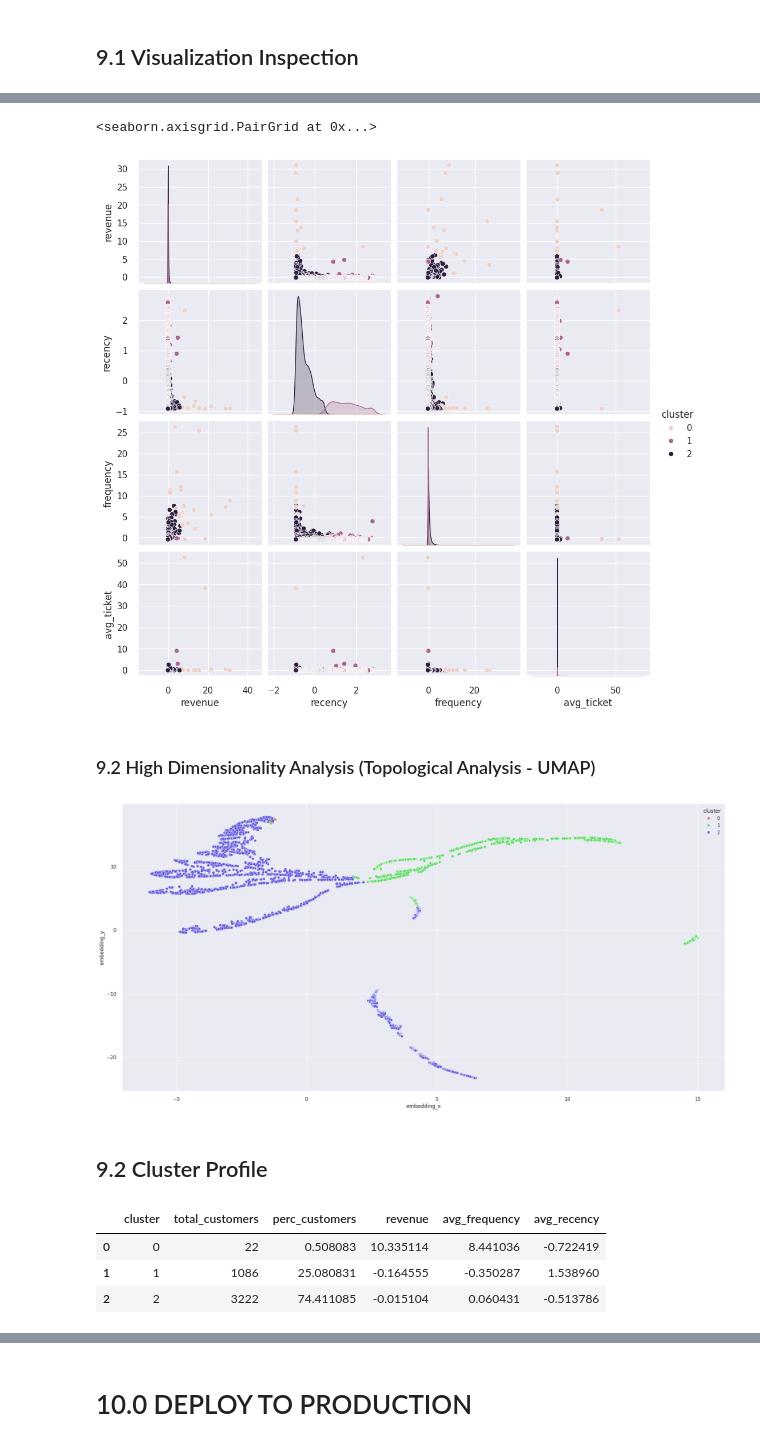
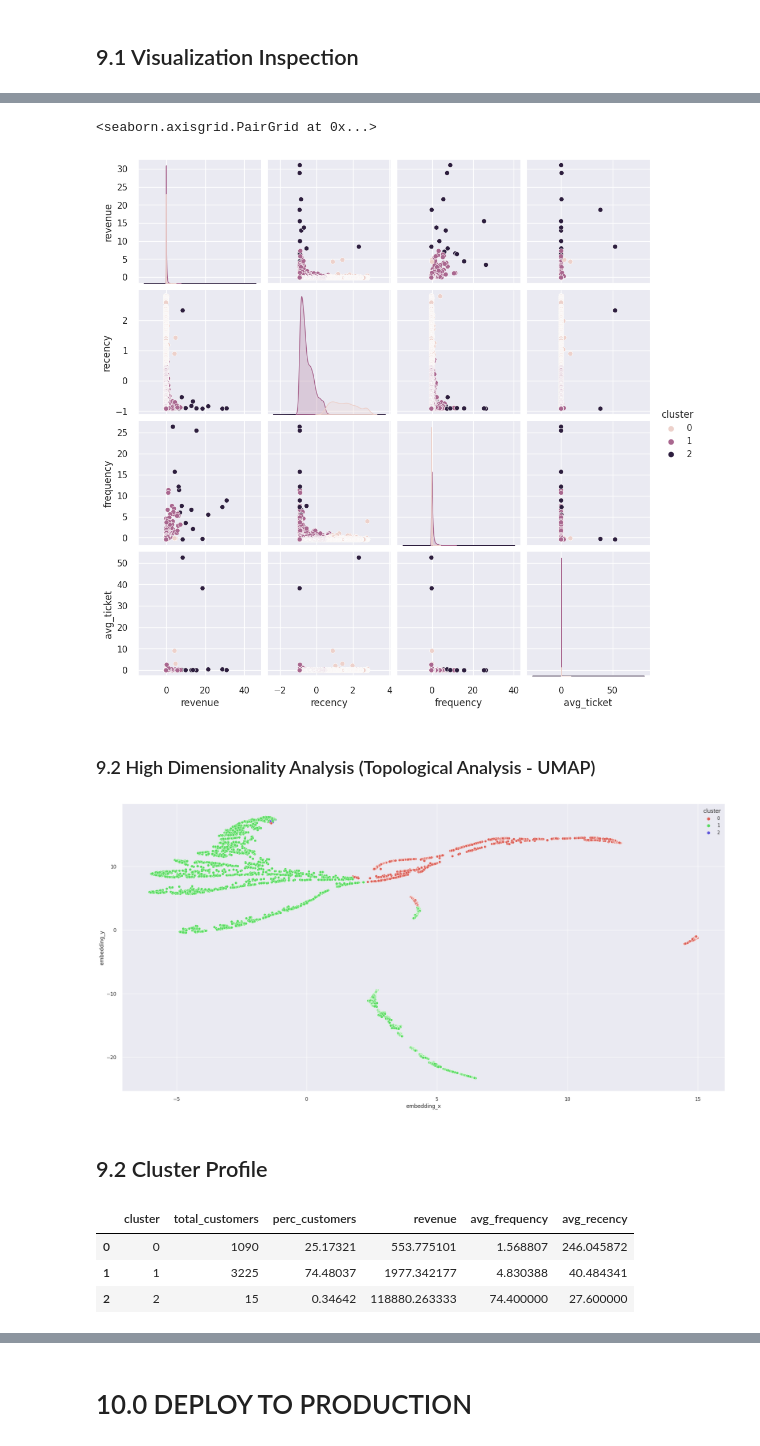
Before and after one commit to AndreMenezesDS/PA005_clustering_fidelity_program, a Jupyter notebook: notebooks/pa005_02.ipynb, the cells around one changed output, grey strips where cells are left out. Cells and saved outputs as stored; diff of their text form; code cells hidden in the pictures.

```diff
--- a/notebooks/pa005_02.ipynb
+++ b/notebooks/pa005_02.ipynb
@@ -187,7 +173,7 @@ Populating the interactive namespace from numpy and matplotlib
 # %% [markdown]
 ## 0.3 Database load
 # %%
-df_raw = pd.read_csv('datasets/ecommerce.csv', encoding='unicode_escape')
+df_raw = pd.read_csv('../datasets/ecommerce.csv', encoding='unicode_escape')
 df_raw.head()
 # %% [output]
 |  | InvoiceNo | StockCode | Description | Quantity | InvoiceDate | UnitPrice | CustomerID | Country | Unnamed: 8 |
@@ -595,7 +582,7 @@ df_viz = df9.drop(columns='customer_id', axis=1)
 sns.pairplot(df_viz, hue='cluster')
 # %% [output]
 <seaborn.axisgrid.PairGrid at 0x...>
-[figure, old version]
+[figure, new version]
 # %% [markdown]
 ### 9.2 High Dimensionality Analysis (Topological Analysis - UMAP)
 # %%
@@ -610,36 +597,38 @@ sns.scatterplot(x= 'embedding_x', y= 'embedding_y',
                 palette= sns.color_palette('hls', n_colors=len(df_viz['cluster'].unique())),
                 data=df_viz);
 # %% [output]
-[figure, old version]
+[figure, new version]
 # %% [markdown]
 ## 9.2 Cluster Profile
 # %%
+df4['cluster'] = labels
+
 #Number of Customers
-df_customer = df9[['customer_id', 'cluster']].groupby('cluster').count().reset_index()
+df_customer = df4[['customer_id', 'cluster']].groupby('cluster').count().reset_index()
 df_customer = df_customer.rename(columns={'customer_id': 'total_customers'})
 df_customer['perc_customers'] = 100*(df_customer['total_customers']/df_customer['total_customers'].sum())
 
 #Avg Revenue
-df_revenue = df9[['cluster', 'revenue']].groupby('cluster').mean().reset_index()
+df_revenue = df4[['cluster', 'revenue']].groupby('cluster').mean().reset_index()
 df_revenue = df_revenue.rename(columns={'customer_id': 'avg_revenue'})
 
 #Avg Frequency
-df_frequency = df9[['cluster', 'frequency']].groupby('cluster').mean().reset_index()
+df_frequency = df4[['cluster', 'frequency']].groupby('cluster').mean().reset_index()
 df_frequency = df_frequency.rename(columns={'frequency': 'avg_frequency'})
 
 #Avg Recency
-df_recency = df9[['cluster', 'recency']].groupby('cluster').mean().reset_index()
+df_recency = df4[['cluster', 'recency']].groupby('cluster').mean().reset_index()
 df_recency = df_recency.rename(columns={'recency': 'avg_recency'})
 
 
 df_profile = pd.merge(df_customer, df_revenue, how='left', on='cluster')
 df_profile = pd.merge(df_profile, df_frequency, how='left', on='cluster')
 df_profile = pd.merge(df_profile, df_recency, how='left', on='cluster')
 
 df_profile
 # %% [output]
 |  | cluster | total_customers | perc_customers | revenue | avg_frequency | avg_recency |
-| 0 | 0 | 22 | 0.508083 | 10.335114 | 8.441036 | -0.722419 |
-| 1 | 1 | 1086 | 25.080831 | -0.164555 | -0.350287 | 1.538960 |
-| 2 | 2 | 3222 | 74.411085 | -0.015104 | 0.060431 | -0.513786 |
+| 0 | 0 | 1090 | 25.17321 | 553.775101 | 1.568807 | 246.045872 |
+| 1 | 1 | 3225 | 74.48037 | 1977.342177 | 4.830388 | 40.484341 |
+| 2 | 2 | 15 | 0.34642 | 118880.263333 | 74.400000 | 27.600000 |
 # %% [markdown]
```
Also changed, not shown: parts of 12 cells of this notebook, 31 other files.
